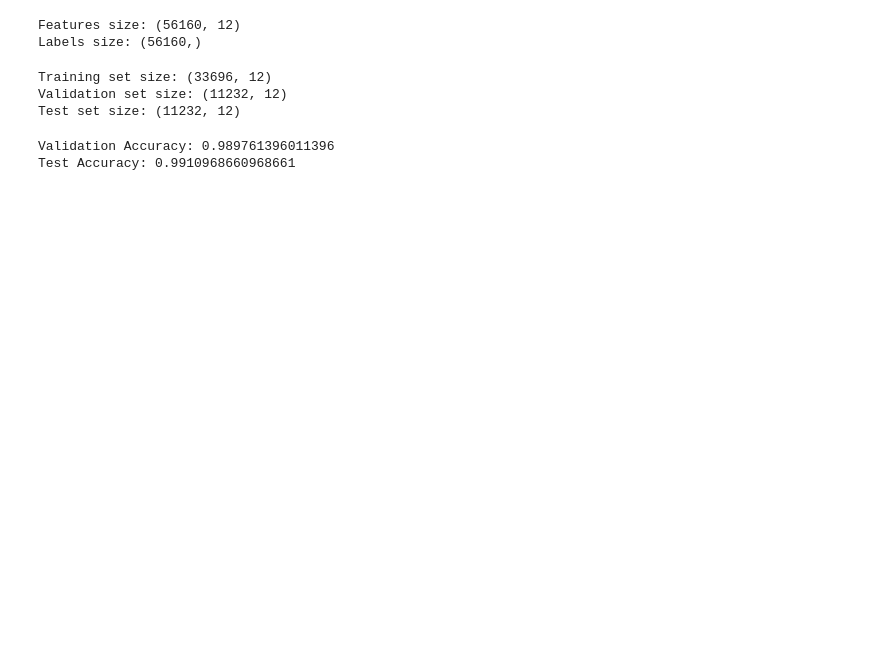
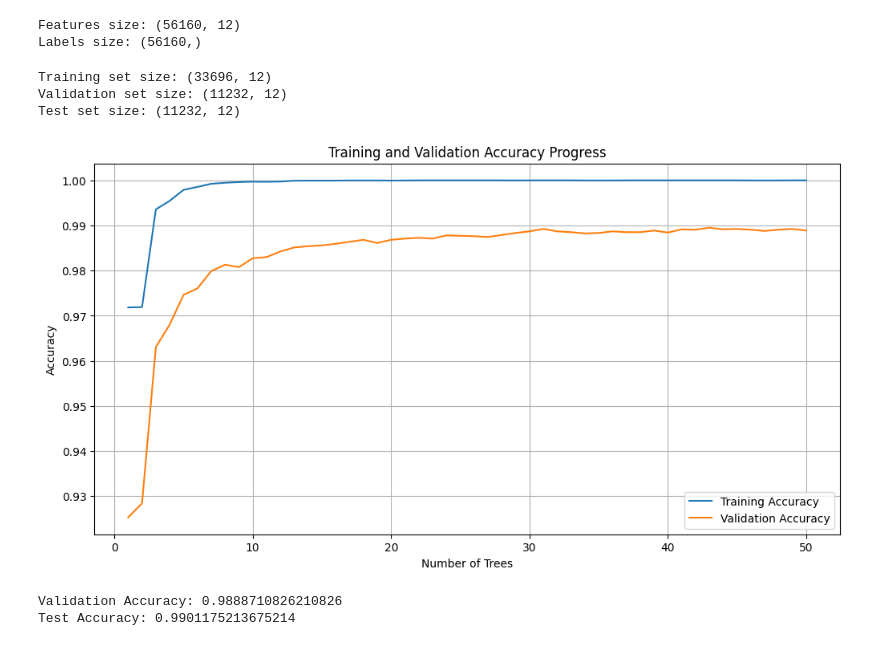
Before and after one commit to FucsikovaTereza/Research_Project, a Jupyter notebook: Random_forest.ipynb, the cells around one changed output. Cells and saved outputs as stored; diff of their text form; code cells hidden in the pictures; blank space fills up the shorter version.

```diff
--- a/Random_forest.ipynb
+++ b/Random_forest.ipynb
@@ -53,26 +55,46 @@ Validation set size: (11232, 12)
 Test set size: (11232, 12)
 # %%
 # Initialize the Random Forest model
-rf_model = RandomForestClassifier(n_estimators=100, random_state=42)
+rf_model = RandomForestClassifier(n_estimators=50, random_state=42)
 
-# Train the model with progress bar
+# Lists to store accuracies
+train_accuracies = []
+val_accuracies = []
+
+# Train the model with progress bar and track accuracies
 for i in tqdm(range(1, rf_model.n_estimators + 1)):
     rf_model.set_params(n_estimators=i)
     rf_model.fit(X_train, y_train)
 
+    # Calculate training accuracy
+    y_train_pred = rf_model.predict(X_train)
+    train_accuracy = accuracy_score(y_train, y_train_pred)
+    train_accuracies.append(train_accuracy)
 
-# Predict on the validation set
-y_val_pred = rf_model.predict(X_val)
-# Calculate validation accuracy
-val_accuracy = accuracy_score(y_val, y_val_pred)
+    # Calculate validation accuracy
+    y_val_pred = rf_model.predict(X_val)
+    val_accuracy = accuracy_score(y_val, y_val_pred)
+    val_accuracies.append(val_accuracy)
+
+# Plotting the accuracies
+plt.figure(figsize=(12, 6))
+plt.plot(range(1, 51), train_accuracies, label='Training Accuracy')
+plt.plot(range(1, 51), val_accuracies, label='Validation Accuracy')
+plt.xlabel('Number of Trees')
+plt.ylabel('Accuracy')
+plt.title('Training and Validation Accuracy Progress')
+plt.legend()
+plt.grid(True)
+plt.show()
+
 print("Validation Accuracy:", val_accuracy)
-
 
 # Predict on the test set
 y_test_pred = rf_model.predict(X_test)
 # Calculate test accuracy
 test_accuracy = accuracy_score(y_test, y_test_pred)
 print("Test Accuracy:", test_accuracy)
 # %% [output]
+[figure, added]
-Validation Accuracy: 0.989761396011396
-Test Accuracy: 0.9910968660968661
+Validation Accuracy: 0.9888710826210826
+Test Accuracy: 0.9901175213675214
```
Also changed, not shown: parts of 2 cells of this notebook.
